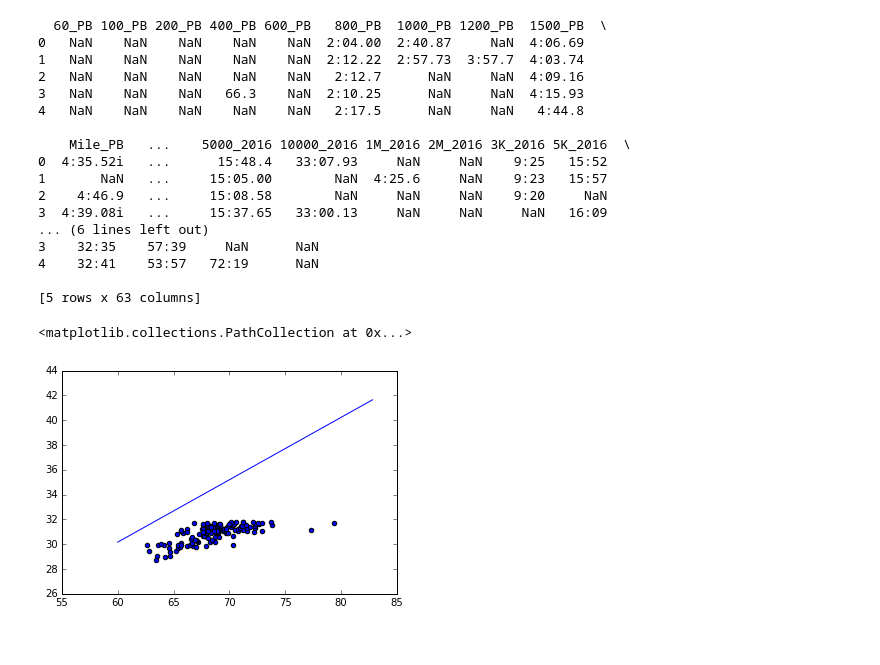
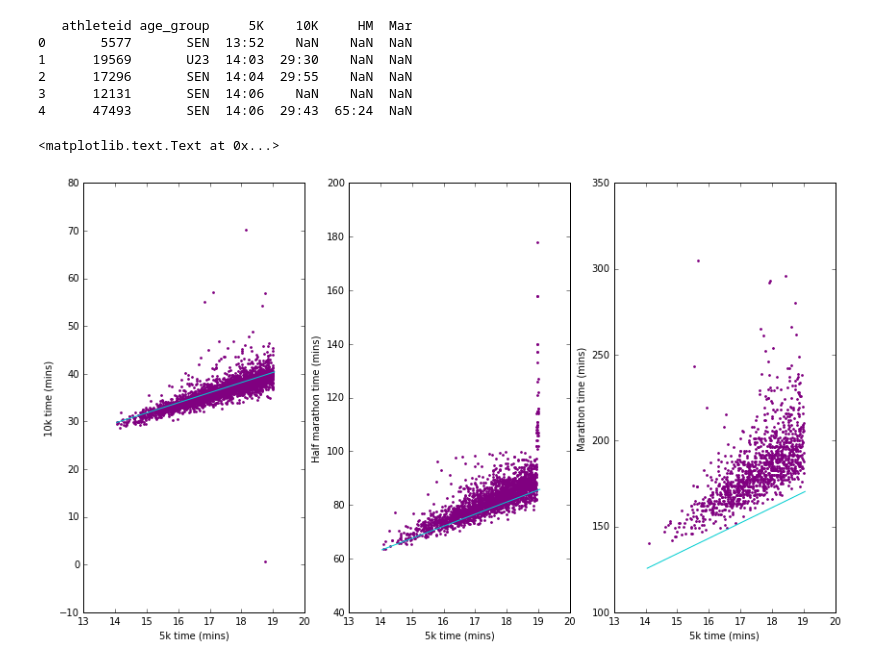
Before and after one commit to CBermingham/Race_Time_Predictor, a Jupyter notebook: Riegel_analysis.ipynb, the cells around one changed output. Cells and saved outputs as stored; diff of their text form; code cells hidden in the pictures.

Commit message:
Visualising full data

```diff
--- a/Riegel_analysis.ipynb
+++ b/Riegel_analysis.ipynb
@@ -14,23 +27,12 @@ def Riegel(T1_sec, D1, D2):
 # %%
 # Read the data into a pandas dataframe
 
-df = pd.read_csv('test_times_data_2016_women_10k.csv')
-print df.head()
+df_M = pd.read_csv('runbritain_data_2016_M_5K.csv')
+print df_M.head()
 # %% [output]
-  60_PB 100_PB 200_PB 400_PB 600_PB   800_PB  1000_PB 1200_PB  1500_PB  \
-0   NaN    NaN    NaN    NaN    NaN  2:04.00  2:40.87     NaN  4:06.69
-1   NaN    NaN    NaN    NaN    NaN  2:12.22  2:57.73  3:57.7  4:03.74
-2   NaN    NaN    NaN    NaN    NaN   2:12.7      NaN     NaN  4:09.16
-3   NaN    NaN    NaN   66.3    NaN  2:10.25      NaN     NaN  4:15.93
-4   NaN    NaN    NaN    NaN    NaN   2:17.5      NaN     NaN   4:44.8
-
-    Mile_PB   ...    5000_2016 10000_2016 1M_2016 2M_2016 3K_2016 5K_2016  \
-0  4:35.52i   ...      15:48.4   33:07.93     NaN     NaN    9:25   15:52
-1       NaN   ...     15:05.00        NaN  4:25.6     NaN    9:23   15:57
-2    4:46.9   ...     15:08.58        NaN     NaN     NaN    9:20     NaN
-3  4:39.08i   ...     15:37.65   33:00.13     NaN     NaN     NaN   16:09
-... (6 lines left out)
-3    32:35    57:39     NaN      NaN
-4    32:41    53:57   72:19      NaN
-
-[5 rows x 63 columns]
+   athleteid age_group     5K    10K     HM  Mar
+0       5577       SEN  13:52    NaN    NaN  NaN
+1      19569       U23  14:03  29:30    NaN  NaN
+2      17296       SEN  14:04  29:55    NaN  NaN
+3      12131       SEN  14:06    NaN    NaN  NaN
+4      47493       SEN  14:06  29:43  65:24  NaN
@@ -57,16 +60,39 @@ time_10k = [Riegel(i, 21.0824064, 10) for i in time_HM]
 # %%
 # Convert all times into minutes and plot both the model and the times
 
-#time_5k_mins = [i/60.0 for i in time_5k]
+time_5k_mins = [i/60.0 for i in time_5k]
+time_10k_mins = [i/60.0 for i in time_10k]
 time_HM_mins = [i/60.0 for i in time_HM]
-time_10k_mins = [i/60.0 for i in time_10k]
-#athlete_5k_mins = [i/60.0 for i in athlete_5k]
-athlete_HM_mins = [i/60.0 for i in athlete_HM]
-athlete_10k_mins = [i/60.0 for i in athlete_10k]
-#plt.plot(time_5k_mins, time_10k_mins)
-#plt.scatter(athlete_5k_mins, athlete_10k_mins)
-plt.plot(time_HM_mins, time_10k_mins)
-plt.scatter(athlete_HM_mins, athlete_10k_mins)
+time_Mar_mins = [i/60.0 for i in time_Mar]
+
+athlete_M_10k_mins = [i/60.0 for i in athlete_M_10k]
+athlete_M_5k_10k_mins = [i/60.0 for i in athlete_M_5k_10k]
+
+athlete_M_HM_mins = [i/60.0 for i in athlete_M_HM]
+athlete_M_5k_HM_mins = [i/60.0 for i in athlete_M_5k_HM]
+
+athlete_M_Mar_mins = [i/60.0 for i in athlete_M_Mar]
+athlete_M_5k_Mar_mins = [i/60.0 for i in athlete_M_5k_Mar]
-# %% [output]
-<matplotlib.collections.PathCollection at 0x...>
-[figure, removed]
+# %%
+plt.figure(figsize = (14, 8))
+
+plt.subplot(1, 3, 1)
+plt.plot(time_5k_mins, time_10k_mins, color = 'darkturquoise')
+plt.scatter(athlete_M_5k_10k_mins, athlete_M_10k_mins, color = 'purple', s = 3)
+plt.xlabel("5k time (mins)")
+plt.ylabel("10k time (mins)")
+
+plt.subplot(1, 3, 2)
+plt.plot(time_5k_mins, time_HM_mins, color = 'darkturquoise')
+plt.scatter(athlete_M_5k_HM_mins, athlete_M_HM_mins, color = 'purple', s = 3)
+plt.xlabel("5k time (mins)")
+plt.ylabel("Half marathon time (mins)")
+
+plt.subplot(1, 3, 3)
+plt.plot(time_5k_mins, time_Mar_mins, color = 'darkturquoise')
+plt.scatter(athlete_M_5k_Mar_mins, athlete_M_Mar_mins, color = 'purple', s = 3)
+plt.xlabel("5k time (mins)")
+plt.ylabel("Marathon time (mins)")
+# %% [output]
+<matplotlib.text.Text at 0x...>
+[figure, added]
```
Also changed, not shown: parts of 7 cells of this notebook.
